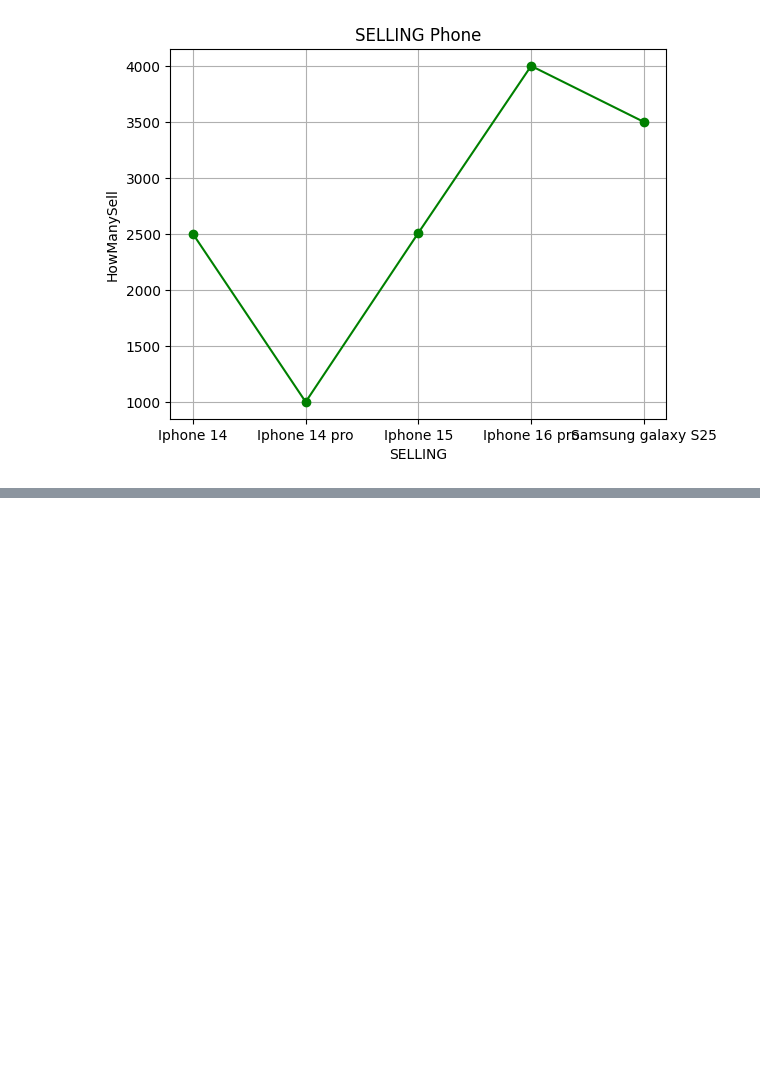
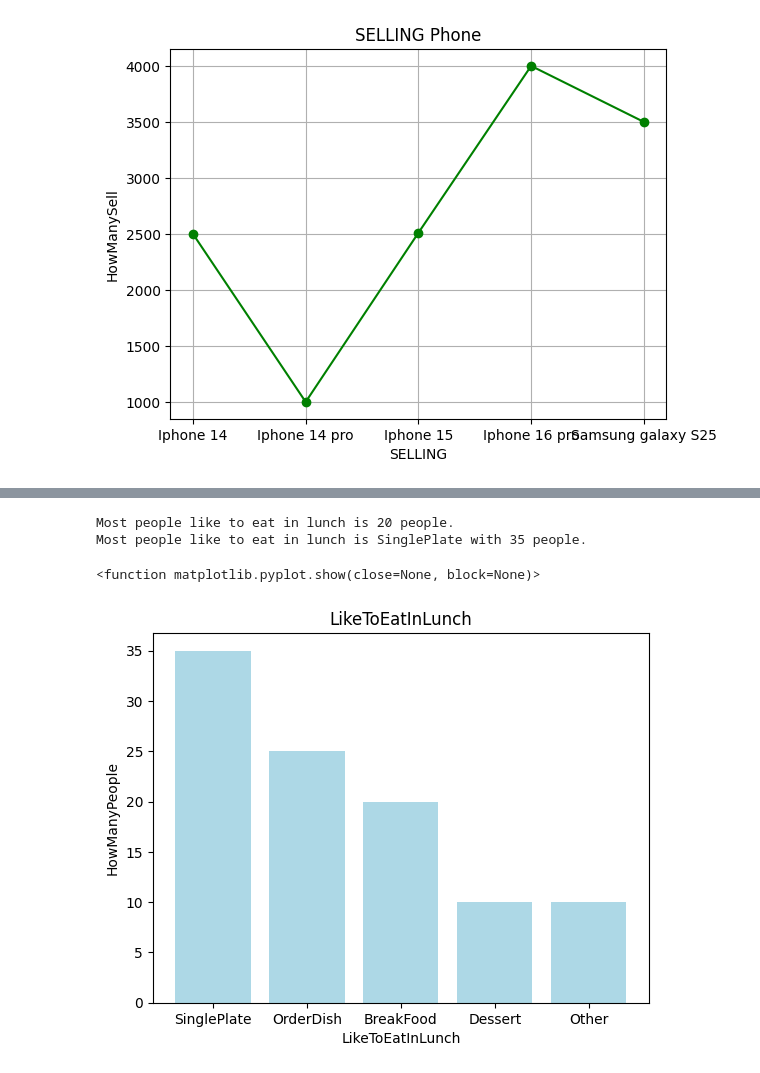
Before and after one commit to Punnawit2015/python_1, a Jupyter notebook: Week14-15.ipynb, the cells around one changed output, grey strips where cells are left out. Saved outputs shown, nothing was run; the diff lists cells and outputs as text; code cells hidden in the pictures; blank space fills up the shorter version.

```diff
--- a/Week14-15.ipynb
+++ b/Week14-15.ipynb
@@ -44,0 +93,19 @@ plt.show()
+# %%
+LikeToEatInLunch = ['SinglePlate', 'OrderDish', 'BreakFood', 'Dessert' , 'Other']
+HowManyPeople = [35 , 25 , 20 , 10 , 10]
+plt.bar(LikeToEatInLunch, HowManyPeople, color = 'LightBlue')
+plt.xlabel("LikeToEatInLunch")
+plt.ylabel("HowManyPeople")
+plt.title("LikeToEatInLunch")
+fav_break_count_ByPuNN  = HowManyPeople[LikeToEatInLunch.index('BreakFood')]
+print(f"Most people like to eat in lunch is {fav_break_count_ByPuNN} people.")
+max_people = max(LikeToEatInLunch)
+max_people_count = HowManyPeople[LikeToEatInLunch.index(max_people)]
+print(f"Most people like to eat in lunch is {max_people} with {max_people_count} people.")
+plt.grid
+plt.show
+# %% [output]
+Most people like to eat in lunch is 20 people.
+Most people like to eat in lunch is SinglePlate with 35 people.
+<function matplotlib.pyplot.show(close=None, block=None)>
+[figure, added]
```
Also changed, not shown: parts of 4 cells of this notebook.
